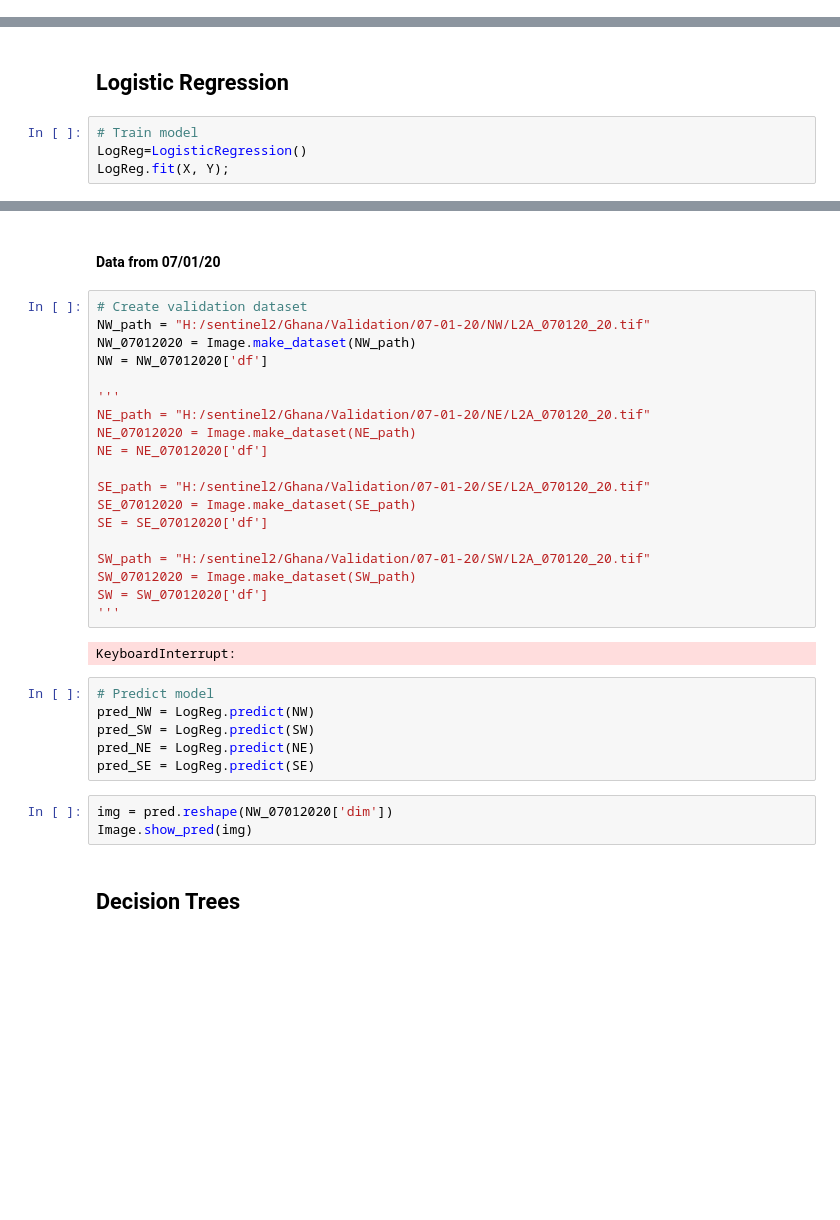
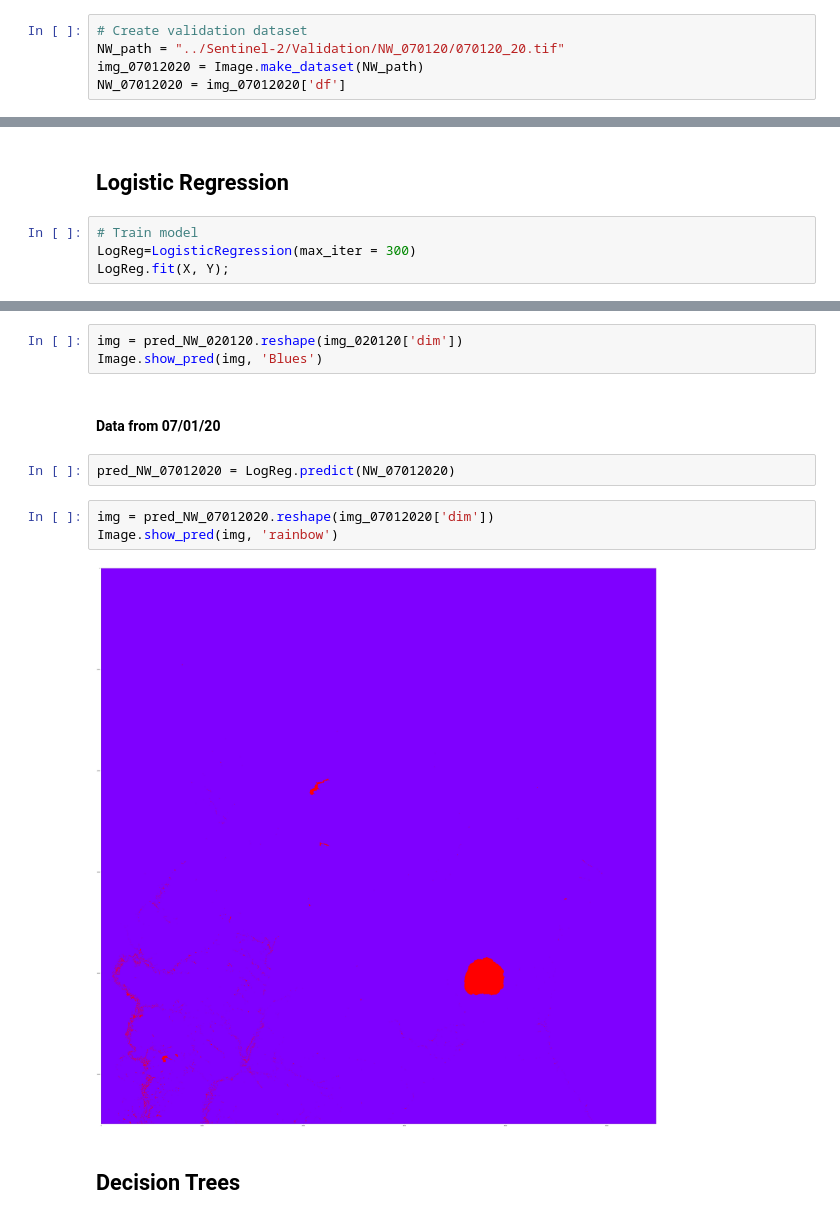
Before and after one commit to Blankuca/Open-Surface-Water-Mapping, a Jupyter notebook: Supervised.ipynb, the cells around one changed output, grey strips where cells are left out. Saved outputs shown, nothing was run; the diff lists cells and outputs as text; blank space fills up the shorter version.

```diff
--- a/Supervised.ipynb
+++ b/Supervised.ipynb
@@ -42,0 +36,5 @@ X.describe()
+# %%
+# Create validation dataset
+NW_path = "../Sentinel-2/Validation/NW_070120/070120_20.tif"
+img_07012020 = Image.make_dataset(NW_path)
+NW_07012020 = img_07012020['df']
@@ -44,5 +49,5 @@ X.describe()
 ## Logistic Regression
 # %%
 # Train model
-LogReg=LogisticRegression()
+LogReg=LogisticRegression(max_iter = 300)
 LogReg.fit(X, Y);
@@ -57,34 +60,14 @@ Please also refer to the documentation for alternative solver options:
+# %%
+img = pred_NW_020120.reshape(img_020120['dim'])
+Image.show_pred(img, 'Blues')
 # %% [markdown]
 #### Data from 07/01/20
-# %%
-# Create validation dataset
-NW_path = "H:/sentinel2/Ghana/Validation/07-01-20/NW/L2A_070120_20.tif"
-NW_07012020 = Image.make_dataset(NW_path)
-NW = NW_07012020['df']
-
-'''
-NE_path = "H:/sentinel2/Ghana/Validation/07-01-20/NE/L2A_070120_20.tif"
-NE_07012020 = Image.make_dataset(NE_path)
-NE = NE_07012020['df']
-
-SE_path = "H:/sentinel2/Ghana/Validation/07-01-20/SE/L2A_070120_20.tif"
-SE_07012020 = Image.make_dataset(SE_path)
-SE = SE_07012020['df']
-
-SW_path = "H:/sentinel2/Ghana/Validation/07-01-20/SW/L2A_070120_20.tif"
-SW_07012020 = Image.make_dataset(SW_path)
-SW = SW_07012020['df']
-'''
-# %% [output]
-KeyboardInterrupt:
-# %%
-# Predict model
-pred_NW = LogReg.predict(NW)
-pred_SW = LogReg.predict(SW)
-pred_NE = LogReg.predict(NE)
-pred_SE = LogReg.predict(SE)
+# %%
+pred_NW_07012020 = LogReg.predict(NW_07012020)
 # %%
-img = pred.reshape(NW_07012020['dim'])
-Image.show_pred(img)
+img = pred_NW_07012020.reshape(img_07012020['dim'])
+Image.show_pred(img, 'rainbow')
+# %% [output]
+[figure, added]
 # %% [markdown]
 ## Decision Trees
```
Also changed, not shown: parts of 18 cells of this notebook, 2 other files.
